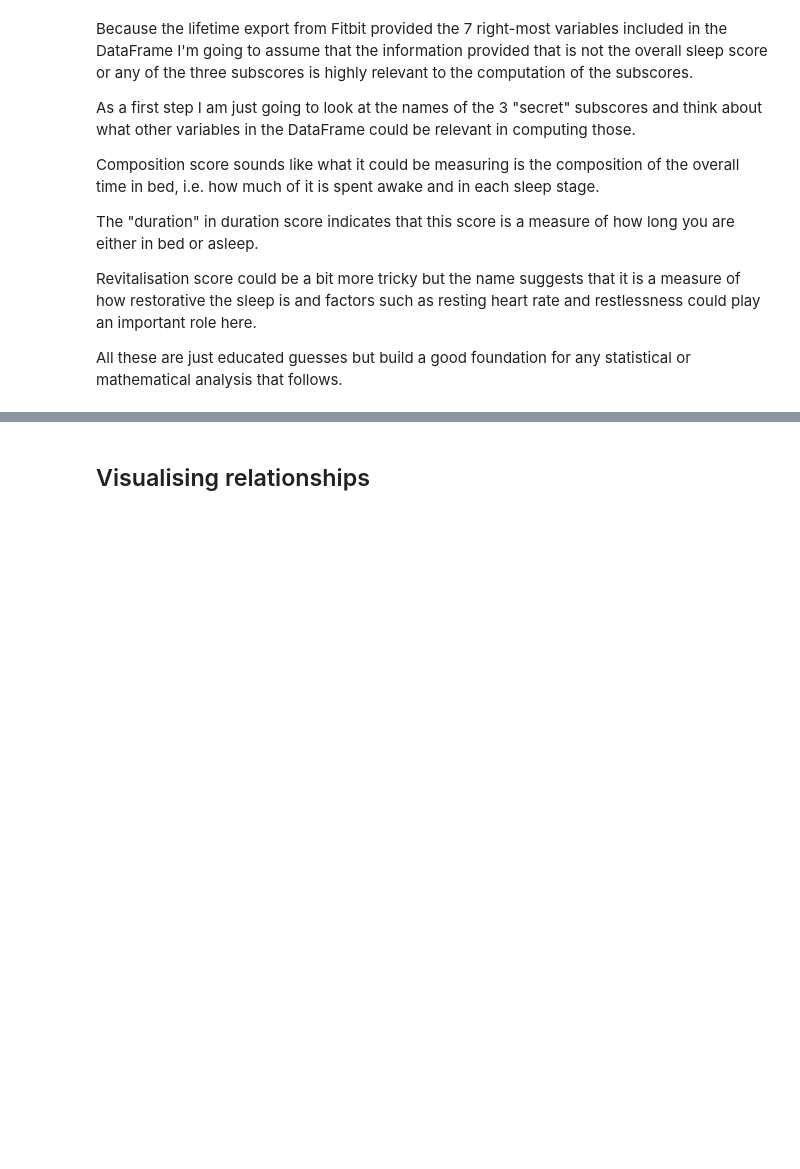
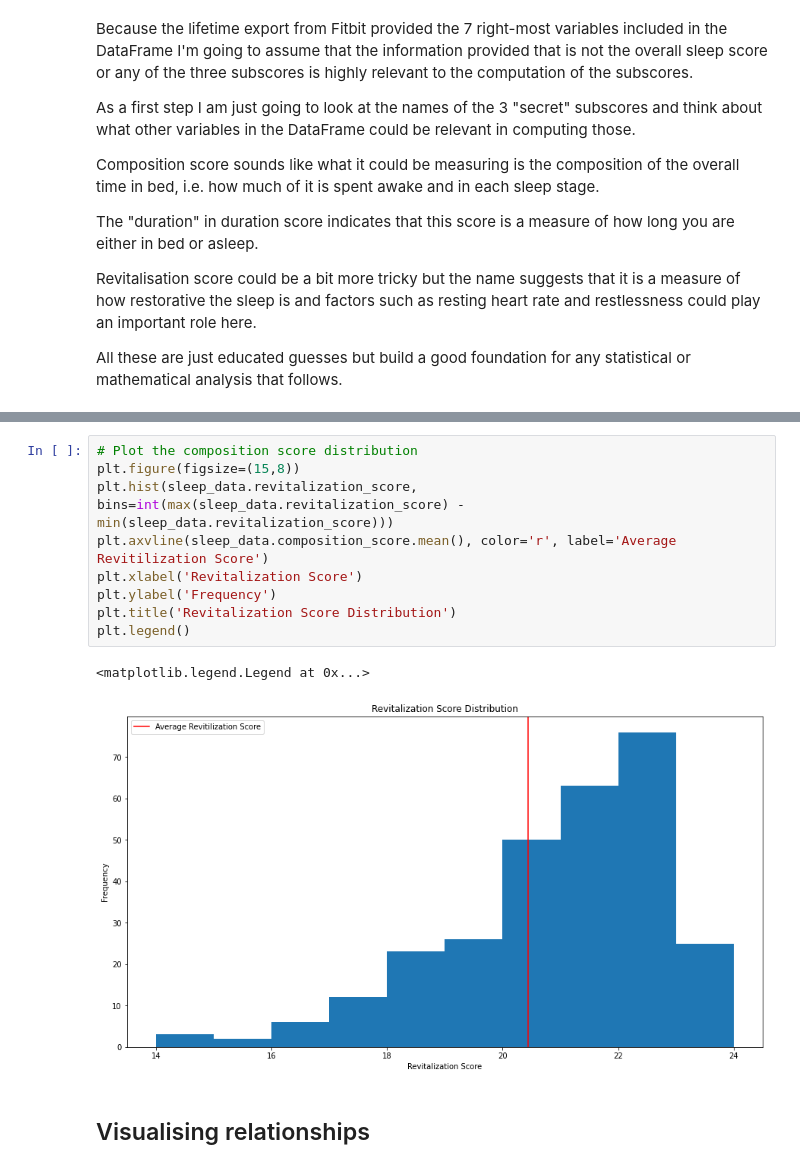
Before and after one commit to JoBe10/Fitbit-Sleep-Score, a Jupyter notebook: Sleep_Scores/Fitbit_Sleep_Score_Secret.ipynb, the cells around one changed output, grey strips where cells are left out. Saved outputs shown, nothing was run; the diff lists cells and outputs as text; blank space fills up the shorter version.

```diff
--- a/Sleep_Scores/Fitbit_Sleep_Score_Secret.ipynb
+++ b/Sleep_Scores/Fitbit_Sleep_Score_Secret.ipynb
@@ -97,3 +123,15 @@ All these are just educated guesses but build a good foundation for any statisti
+# %%
+# Plot the composition score distribution
+plt.figure(figsize=(15,8))
+plt.hist(sleep_data.revitalization_score, bins=int(max(sleep_data.revitalization_score) - min(sleep_data.revitalization_score)))
+plt.axvline(sleep_data.composition_score.mean(), color='r', label='Average Revitilization Score')
+plt.xlabel('Revitalization Score')
+plt.ylabel('Frequency')
+plt.title('Revitalization Score Distribution')
+plt.legend()
+# %% [output]
+<matplotlib.legend.Legend at 0x...>
+[figure, added]
 # %% [markdown]
 ## Visualising relationships
 # %% [markdown]
```
Also changed, not shown: parts of 12 cells of this notebook, 2 other files.
